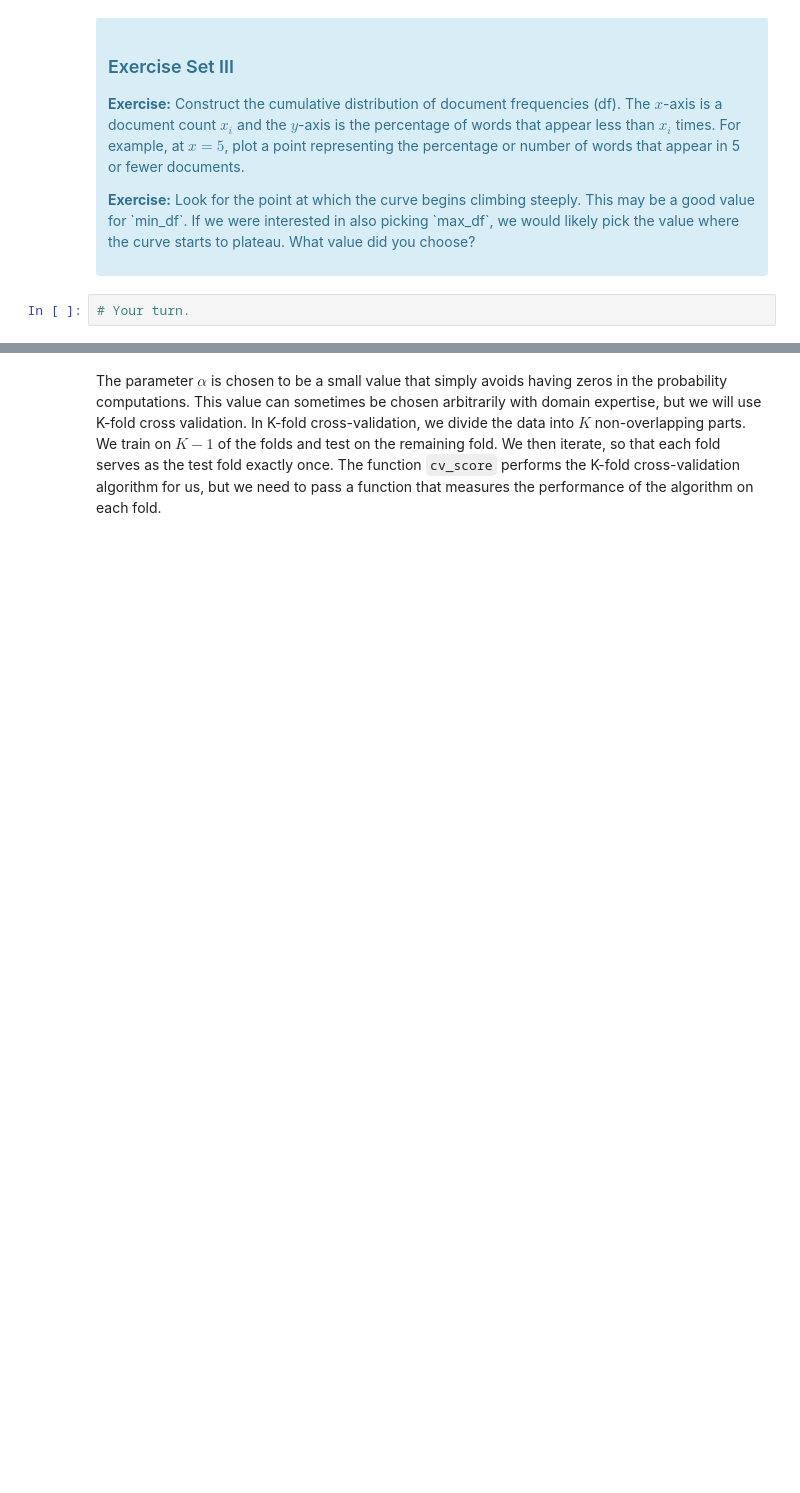
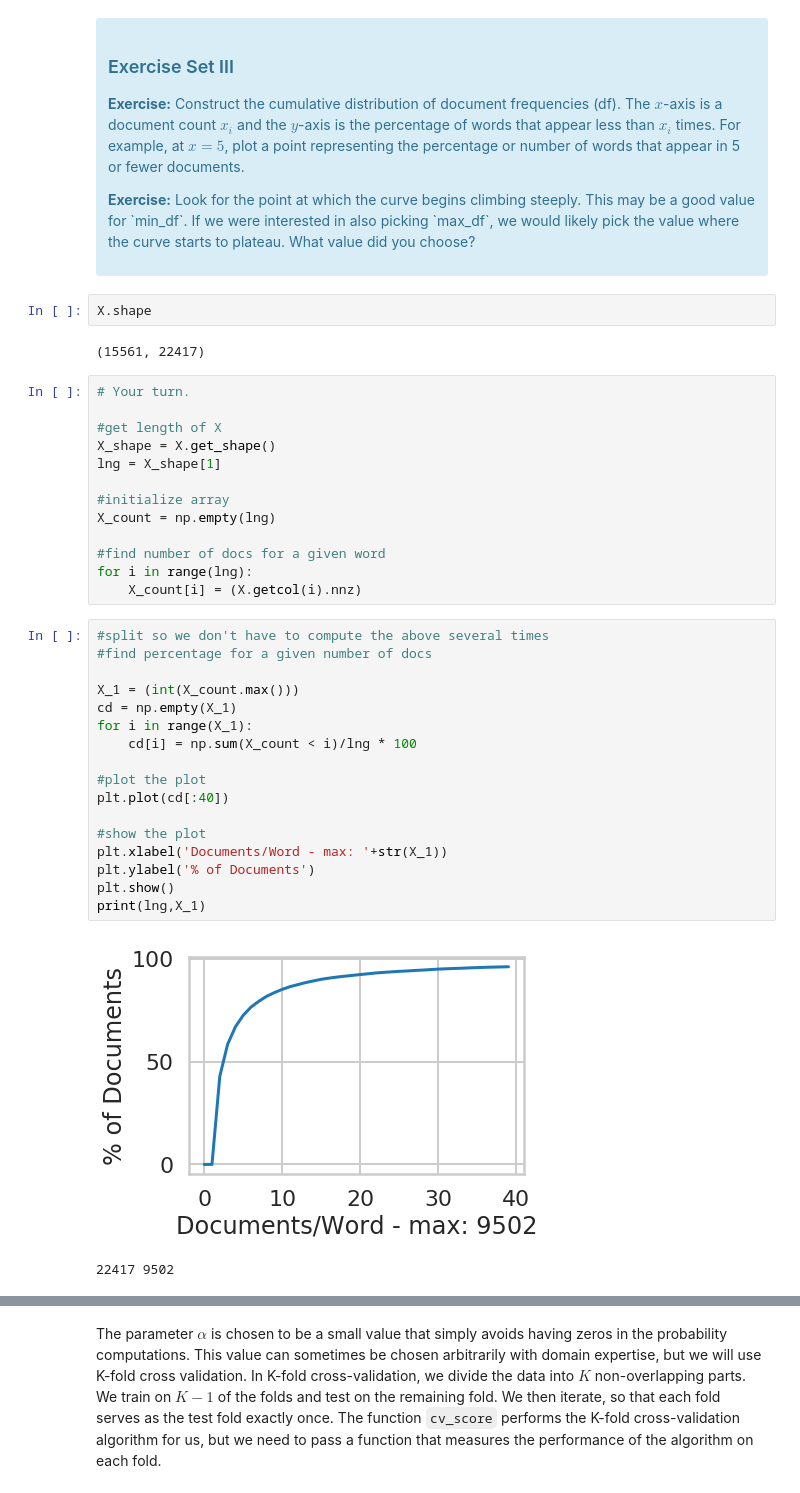
Before and after one commit to Nhorning/naive_bayes, a Jupyter notebook: Mini_Project_Naive_Bayes.ipynb, the cells around one changed output, grey strips where cells are left out. Saved outputs shown, nothing was run; the diff lists cells and outputs as text; blank space fills up the shorter version.

Commit message:
Your branch is ahead of 'origin/master' by 2 commits.    (use "git push" to publish your local commits)
completed set III

 Changes to be committed:
	modified:   Mini_Project_Naive_Bayes.ipynb

```diff
--- a/Mini_Project_Naive_Bayes.ipynb
+++ b/Mini_Project_Naive_Bayes.ipynb
@@ -304,5 +304,40 @@ First, let's find an appropriate value for `min_df` for the `CountVectorizer`. `
 
 <p><b>Exercise:</b> Look for the point at which the curve begins climbing steeply. This may be a good value for `min_df`. If we were interested in also picking `max_df`, we would likely pick the value where the curve starts to plateau. What value did you choose?</p>
 </div>
-# %%
-# Your turn.
+# %%
+X.shape
+# %% [output]
+(15561, 22417)
+# %%
+# Your turn.
+
+#get length of X
+X_shape = X.get_shape()
+lng = X_shape[1]
+
+#initialize array
+X_count = np.empty(lng)
+
+#find number of docs for a given word
+for i in range(lng):
+    X_count[i] = (X.getcol(i).nnz)
+# %%
+#split so we don't have to compute the above several times
+#find percentage for a given number of docs
+
+X_1 = (int(X_count.max()))
+cd = np.empty(X_1)
+for i in range(X_1):
+    cd[i] = np.sum(X_count < i)/lng * 100
+
+#plot the plot
+plt.plot(cd[:40])
+
+#show the plot
+plt.xlabel('Documents/Word - max: '+str(X_1))
+plt.ylabel('% of Documents')
+plt.show()
+print(lng,X_1)
+# %% [output]
+[figure, added]
+22417 9502
```
Also changed, not shown: parts of 3 cells of this notebook.
